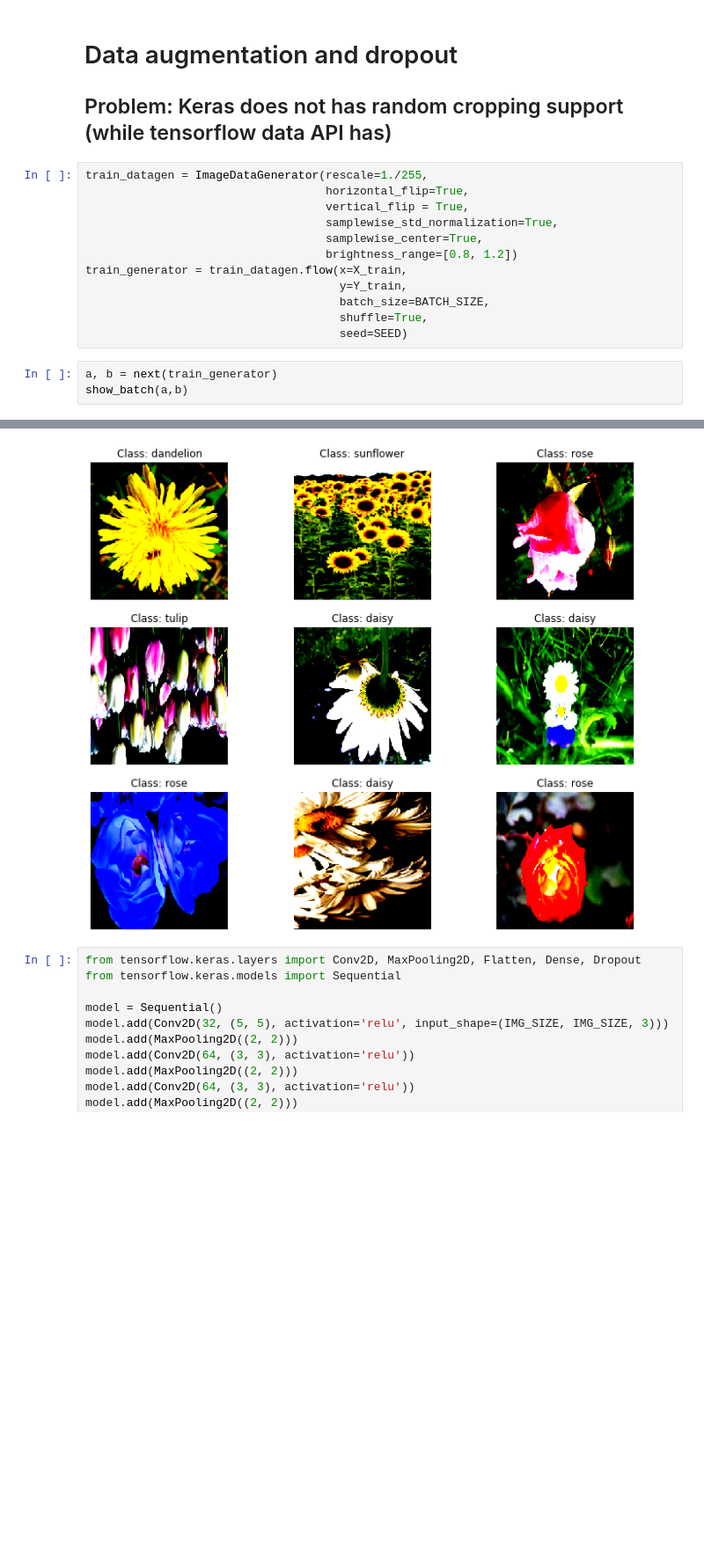
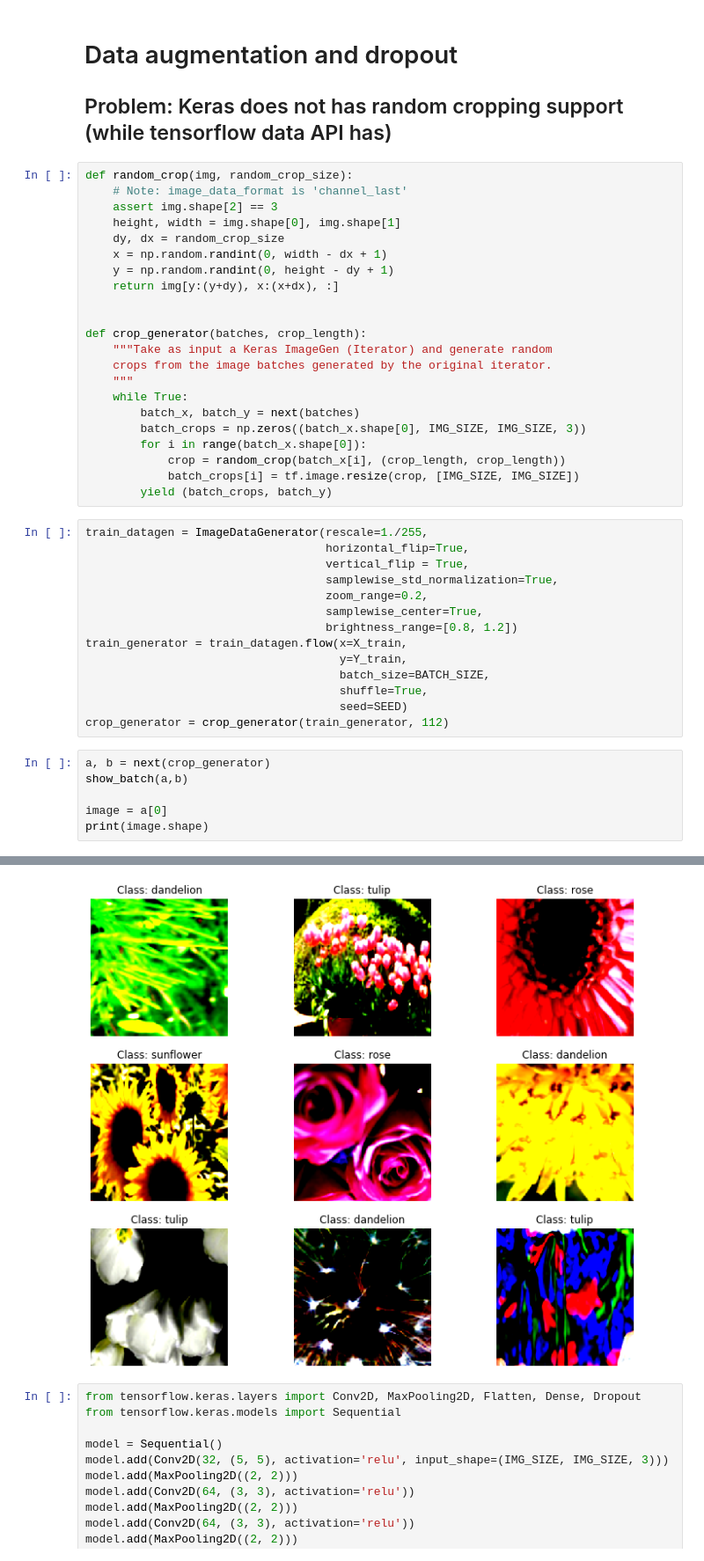
Before and after one commit to Telemaco019/flowers-recognition-NN-comparisons, a Jupyter notebook: notebooks/tf_flowers_complete_image_generator.ipynb, the cells around one changed output, grey strips where cells are left out. Shown at 88% size. Drawn from its saved outputs; the diff is of its cells as text; blank space fills up the shorter version.

Commit message:
Fix random cropping

```diff
--- a/notebooks/tf_flowers_complete_image_generator.ipynb
+++ b/notebooks/tf_flowers_complete_image_generator.ipynb
@@ -432,11 +432,34 @@ show_scores(model)
 # %% [markdown]
 # Data augmentation and dropout
 ## Problem: Keras does not has random cropping support (while tensorflow data API has)
+# %%
+def random_crop(img, random_crop_size):
+    # Note: image_data_format is 'channel_last'
+    assert img.shape[2] == 3
+    height, width = img.shape[0], img.shape[1]
+    dy, dx = random_crop_size
+    x = np.random.randint(0, width - dx + 1)
+    y = np.random.randint(0, height - dy + 1)
+    return img[y:(y+dy), x:(x+dx), :]
+
+
+def crop_generator(batches, crop_length):
+    """Take as input a Keras ImageGen (Iterator) and generate random
+    crops from the image batches generated by the original iterator.
+    """
+    while True:
+        batch_x, batch_y = next(batches)
+        batch_crops = np.zeros((batch_x.shape[0], IMG_SIZE, IMG_SIZE, 3))
+        for i in range(batch_x.shape[0]):
+            crop = random_crop(batch_x[i], (crop_length, crop_length))
+            batch_crops[i] = tf.image.resize(crop, [IMG_SIZE, IMG_SIZE])
+        yield (batch_crops, batch_y)
 # %%
 train_datagen = ImageDataGenerator(rescale=1./255,
                                    horizontal_flip=True,
                                    vertical_flip = True,
                                    samplewise_std_normalization=True,
+                                   zoom_range=0.2,
                                    samplewise_center=True,
                                    brightness_range=[0.8, 1.2])
 train_generator = train_datagen.flow(x=X_train,
@@ -444,9 +467,13 @@ train_generator = train_datagen.flow(x=X_train,
                                      batch_size=BATCH_SIZE,
                                      shuffle=True,
                                      seed=SEED)
+crop_generator = crop_generator(train_generator, 112)
 # %%
-a, b = next(train_generator)
+a, b = next(crop_generator)
 show_batch(a,b)
+
+image = a[0]
+print(image.shape)
 # %% [output]
 Clipping input data to the valid range for imshow with RGB data ([0..1] for floats or [0..255] for integers).
 Clipping input data to the valid range for imshow with RGB data ([0..1] for floats or [0..255] for integers).
@@ -460,4 +488,4 @@ Clipping input data to the valid range for imshow with RGB data ([0..1] for floa
-[figure, old version]
+[figure, new version]
 # %%
 from tensorflow.keras.layers import Conv2D, MaxPooling2D, Flatten, Dense, Dropout
 from tensorflow.keras.models import Sequential
```
Also changed, not shown: parts of 9 cells of this notebook.
